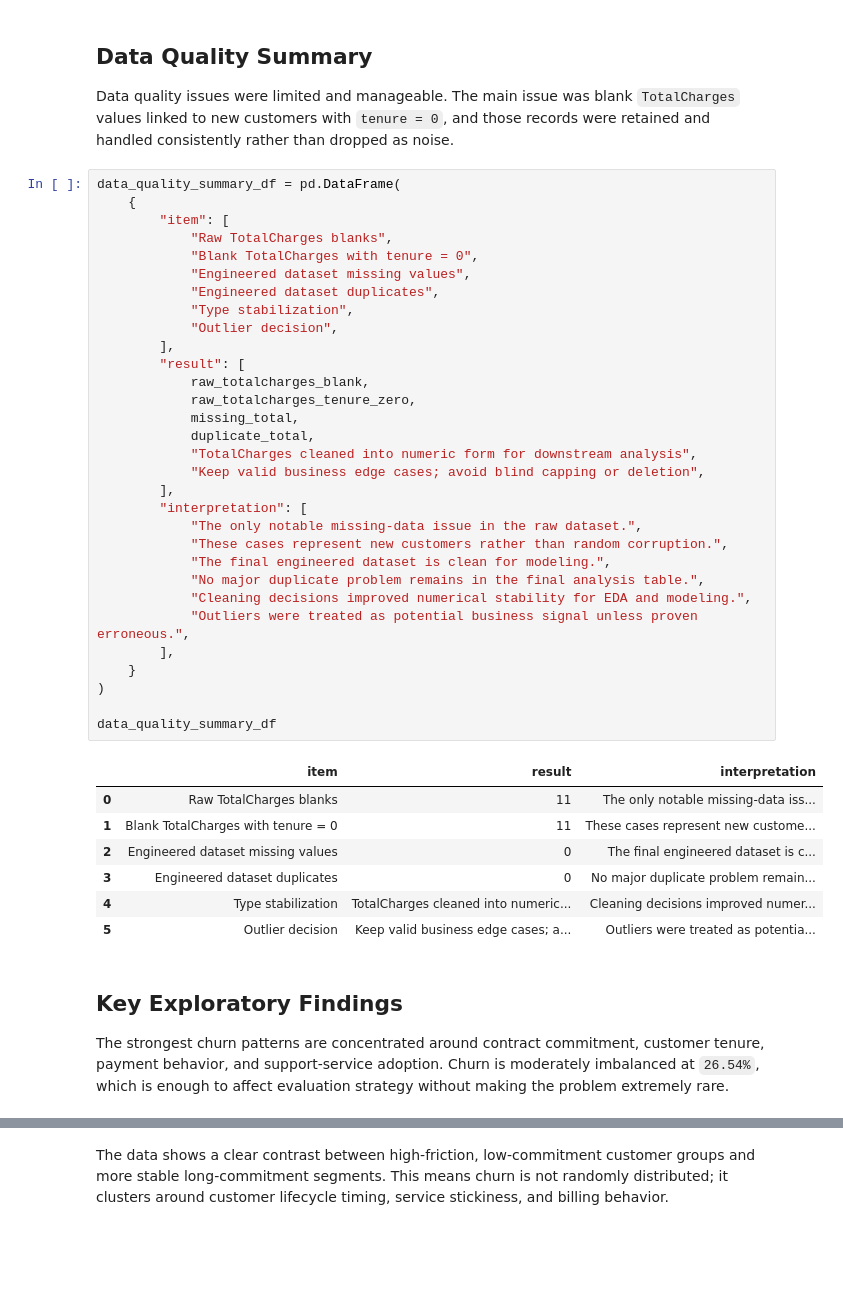
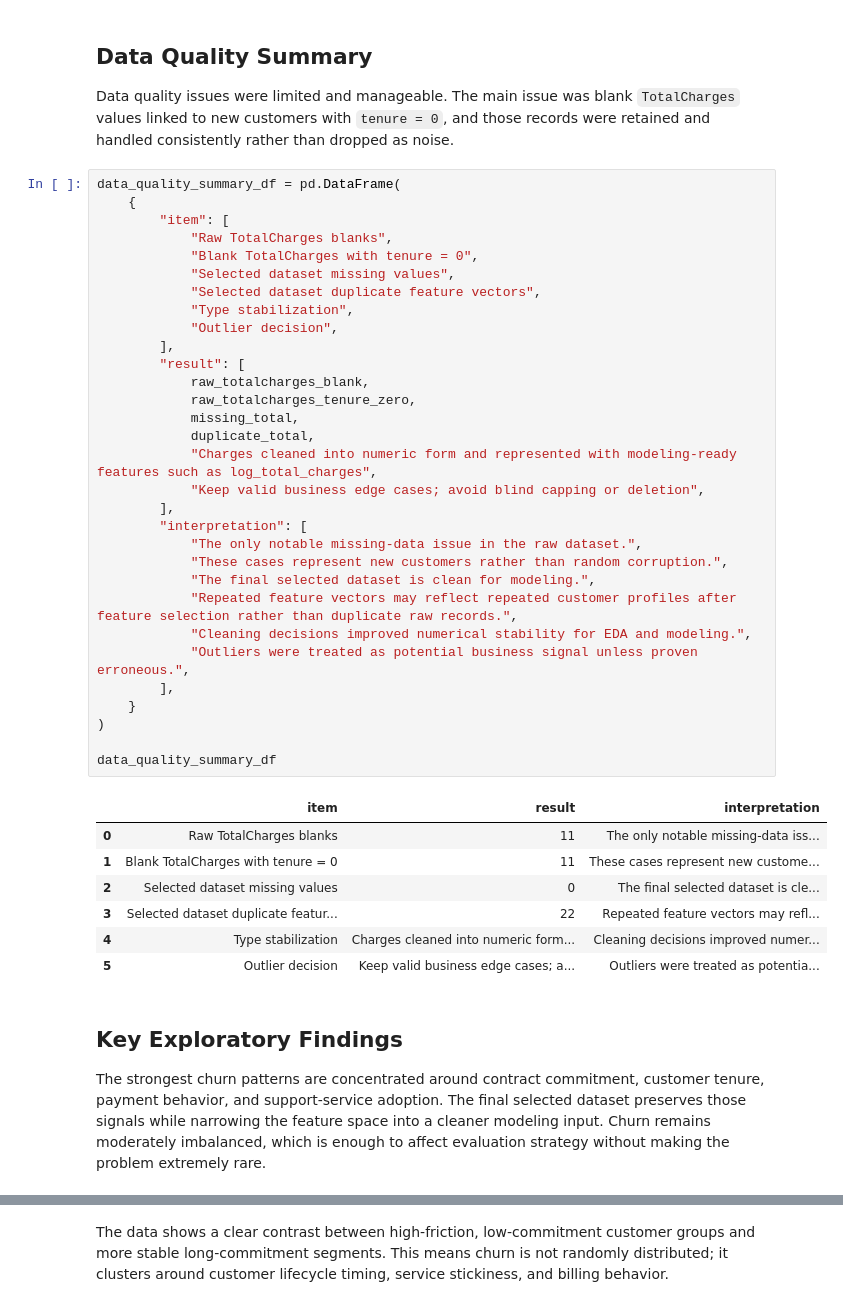
Before and after one commit to mmubashir95/Telco-Customer-Churn, a Jupyter notebook: notebooks/12_final_summary.ipynb, the cells around one changed output, grey strips where cells are left out. Cells and saved outputs as stored; diff of their text form; blank space fills up the shorter version.

```diff
--- a/notebooks/12_final_summary.ipynb
+++ b/notebooks/12_final_summary.ipynb
@@ -168,46 +222,46 @@ Data quality issues were limited and manageable. The main issue was blank `Total
 # %%
 data_quality_summary_df = pd.DataFrame(
     {
         "item": [
             "Raw TotalCharges blanks",
             "Blank TotalCharges with tenure = 0",
-            "Engineered dataset missing values",
-            "Engineered dataset duplicates",
+            "Selected dataset missing values",
+            "Selected dataset duplicate feature vectors",
             "Type stabilization",
             "Outlier decision",
         ],
         "result": [
             raw_totalcharges_blank,
             raw_totalcharges_tenure_zero,
             missing_total,
             duplicate_total,
-            "TotalCharges cleaned into numeric form for downstream analysis",
+            "Charges cleaned into numeric form and represented with modeling-ready features such as log_total_charges",
             "Keep valid business edge cases; avoid blind capping or deletion",
         ],
         "interpretation": [
             "The only notable missing-data issue in the raw dataset.",
             "These cases represent new customers rather than random corruption.",
-            "The final engineered dataset is clean for modeling.",
-            "No major duplicate problem remains in the final analysis table.",
+            "The final selected dataset is clean for modeling.",
+            "Repeated feature vectors may reflect repeated customer profiles after feature selection rather than duplicate raw records.",
             "Cleaning decisions improved numerical stability for EDA and modeling.",
             "Outliers were treated as potential business signal unless proven erroneous.",
         ],
     }
 )
 
 data_quality_summary_df
 # %% [output]
 |  | item | result | interpretation |
 | 0 | Raw TotalCharges blanks | 11 | The only notable missing-data iss... |
 | 1 | Blank TotalCharges with tenure = 0 | 11 | These cases represent new custome... |
-| 2 | Engineered dataset missing values | 0 | The final engineered dataset is c... |
-| 3 | Engineered dataset duplicates | 0 | No major duplicate problem remain... |
-| 4 | Type stabilization | TotalCharges cleaned into numeric... | Cleaning decisions improved numer... |
+| 2 | Selected dataset missing values | 0 | The final selected dataset is cle... |
+| 3 | Selected dataset duplicate featur... | 22 | Repeated feature vectors may refl... |
+| 4 | Type stabilization | Charges cleaned into numeric form... | Cleaning decisions improved numer... |
 | 5 | Outlier decision | Keep valid business edge cases; a... | Outliers were treated as potentia... |
 # %% [markdown]
 ## Key Exploratory Findings
 
-The strongest churn patterns are concentrated around contract commitment, customer tenure, payment behavior, and support-service adoption. Churn is moderately imbalanced at `26.54%`, which is enough to affect evaluation strategy without making the problem extremely rare.
+The strongest churn patterns are concentrated around contract commitment, customer tenure, payment behavior, and support-service adoption. The final selected dataset preserves those signals while narrowing the feature space into a cleaner modeling input. Churn remains moderately imbalanced, which is enough to affect evaluation strategy without making the problem extremely rare.
 # %%
 exploratory_findings_df = pd.DataFrame(
     {
```
Also changed, not shown: parts of 17 cells of this notebook.
